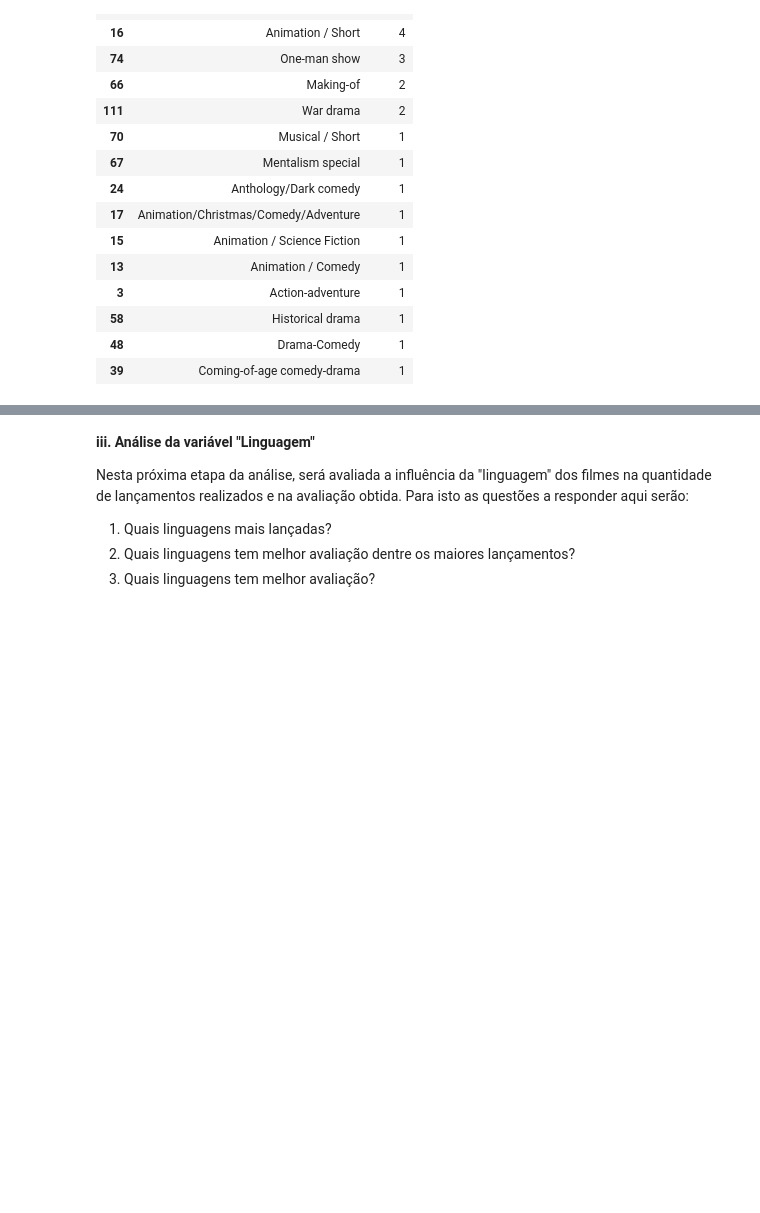
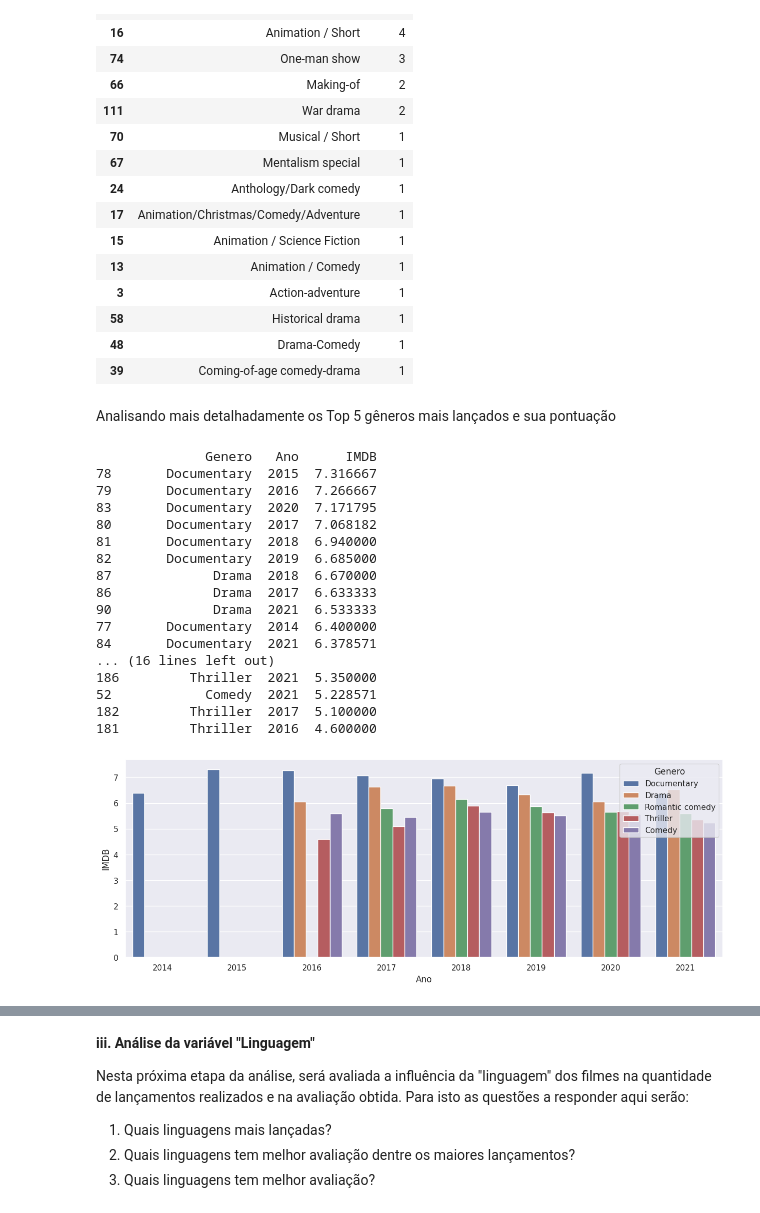
Before and after one commit to rharkovsky/puc_mvp1, a Jupyter notebook: MVP1_Harkovsky4.ipynb, the cells around one changed output, grey strips where cells are left out. Drawn from its saved outputs; the diff is of its cells as text; code cells hidden in the pictures; blank space fills up the shorter version.

```diff
--- a/MVP1_Harkovsky4.ipynb
+++ b/MVP1_Harkovsky4.ipynb
@@ -870,6 +871,45 @@ tabela_por_titulo_imdb('Genero',15, 4)
 | 58 | Historical drama | 1 |
 | 48 | Drama-Comedy | 1 |
 | 39 | Coming-of-age comedy-drama | 1 |
+# %% [markdown]
+Analisando mais detalhadamente os Top 5 gêneros mais lançados e sua pontuação
+# %%
+# preparando os gráficos
+plt.figure(figsize= (15, 5))
+
+# media geral de pontuação agrupada por genero e ano
+avg_rating_df = ds.groupby(['Genero','Ano'], as_index = False)['IMDB'].mean().sort_values('IMDB', ascending=False)
+# Principais generos
+top_df = ds.groupby(['Genero'], as_index = False)['Titulo'].count().sort_values('Titulo', ascending=False)
+top_df = top_df[0:5] # principais generos
+
+# restringindo aos principais gerenos
+avg_rating_top_df = avg_rating_df[(avg_rating_df['Genero'].isin(top_df['Genero']) == True)]
+print(avg_rating_top_df )
+sns.barplot(data=avg_rating_top_df, x="Ano", y="IMDB", hue="Genero")
+
+# apresntando os gráficos
+plt.subplots_adjust(hspace=0.6);
+plt.show()
+# %% [output]
+              Genero   Ano      IMDB
+78       Documentary  2015  7.316667
+79       Documentary  2016  7.266667
+83       Documentary  2020  7.171795
+80       Documentary  2017  7.068182
+81       Documentary  2018  6.940000
+82       Documentary  2019  6.685000
+87             Drama  2018  6.670000
+86             Drama  2017  6.633333
+90             Drama  2021  6.533333
+77       Documentary  2014  6.400000
+84       Documentary  2021  6.378571
+... (16 lines left out)
+186         Thriller  2021  5.350000
+52            Comedy  2021  5.228571
+182         Thriller  2017  5.100000
+181         Thriller  2016  4.600000
+[figure, added]
 # %% [markdown]
 
 
```
Also changed, not shown: parts of 16 cells of this notebook.
